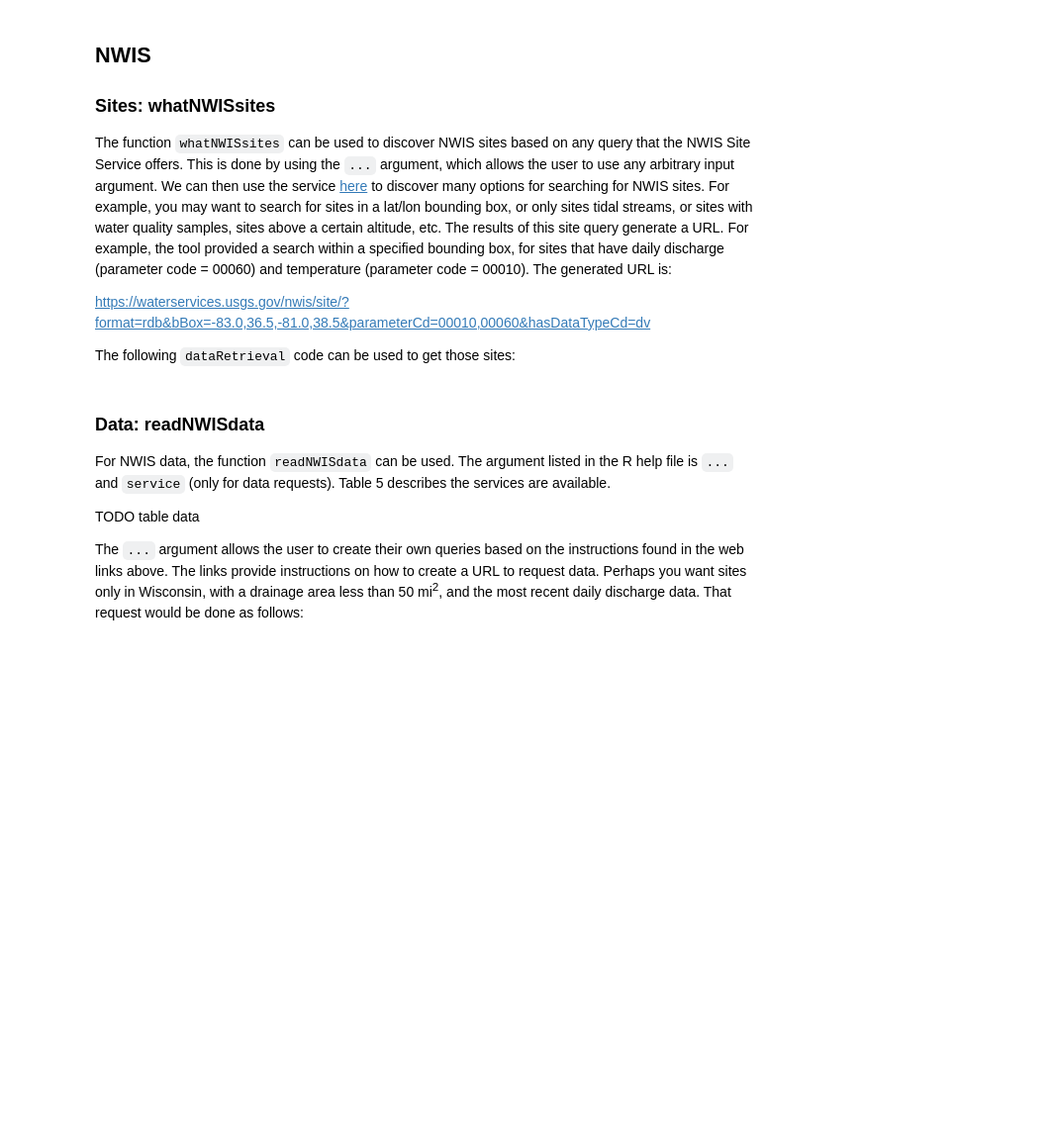
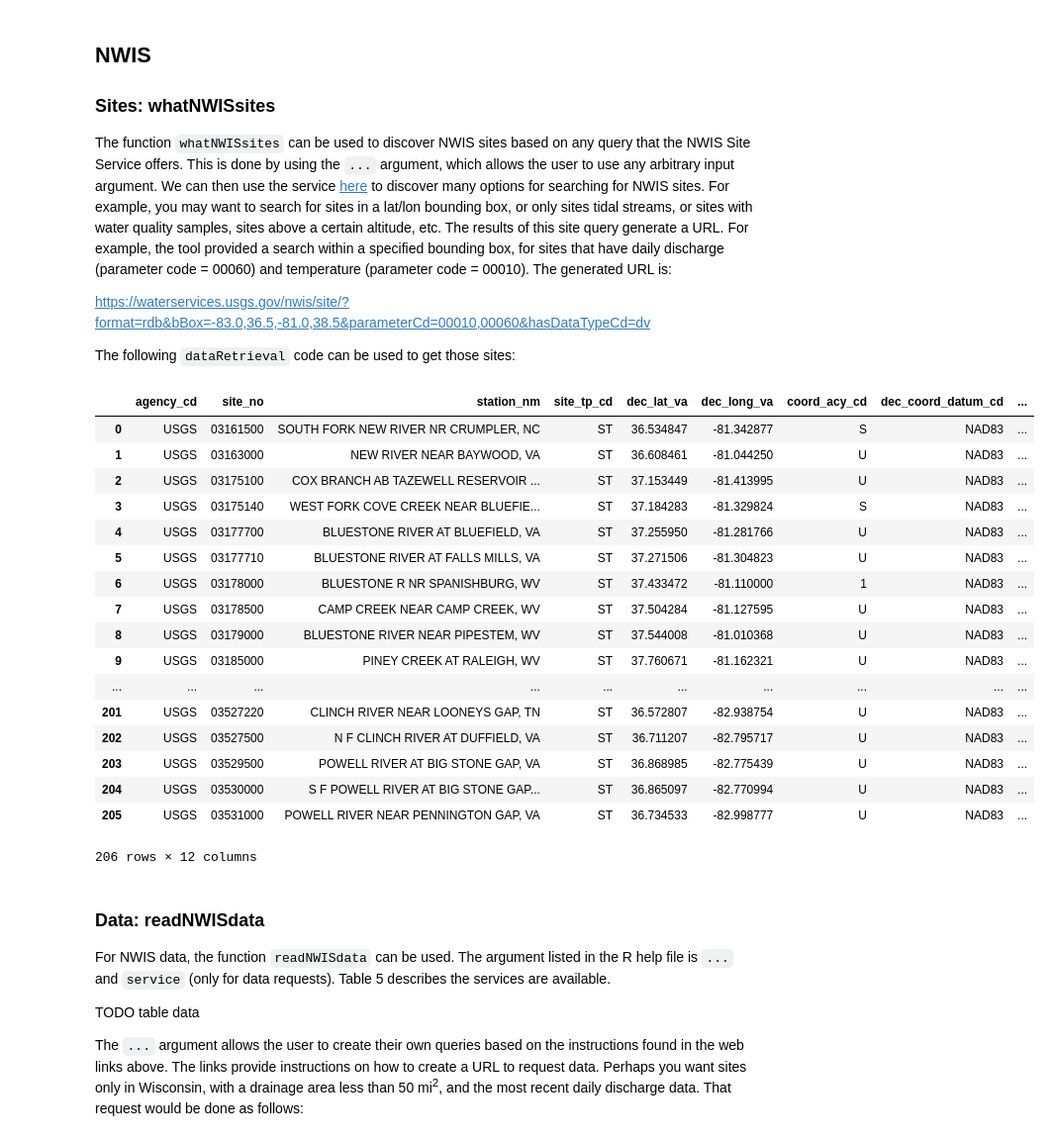
Before and after one commit to DOI-USGS/dataretrieval-python, a Jupyter notebook: demos/R Vignette for Python.ipynb, the cells around one changed output. Shown at 99% size. Cells and saved outputs as stored; diff of their text form; code cells hidden in the pictures; blank space fills up the shorter version.

Commit message:
fix/implement sites in nwis and wqp what sites query

```diff
--- a/demos/R Vignette for Python.ipynb
+++ b/demos/R Vignette for Python.ipynb
@@ -421,10 +421,34 @@ The following `dataRetrieval` code can be used to get those sites:
 # %%
 # TODO what sites not implemented
 '''
 sites <- whatNWISsites(bBox=c(-83.0,36.5,-81.0,38.5),
                       parameterCd=c("00010","00060"),
                       hasDataTypeCd="dv")
 '''
+from dataretrieval import nwis
+results = nwis.what_sites(bBox=[-83.0,36.5,-81.0,38.5],
+                         parameterCd=["00010","00060"],
+                         hasDataTypeCd="dv")
+results
+# %% [output]
+|  | agency_cd | site_no | station_nm | site_tp_cd | dec_lat_va | dec_long_va | coord_acy_cd | dec_coord_datum_cd | ... |
+| 0 | USGS | 03161500 | SOUTH FORK NEW RIVER NR CRUMPLER, NC | ST | 36.534847 | -81.342877 | S | NAD83 | ... |
+| 1 | USGS | 03163000 | NEW RIVER NEAR BAYWOOD, VA | ST | 36.608461 | -81.044250 | U | NAD83 | ... |
+| 2 | USGS | 03175100 | COX BRANCH AB TAZEWELL RESERVOIR ... | ST | 37.153449 | -81.413995 | U | NAD83 | ... |
+| 3 | USGS | 03175140 | WEST FORK COVE CREEK NEAR BLUEFIE... | ST | 37.184283 | -81.329824 | S | NAD83 | ... |
+| 4 | USGS | 03177700 | BLUESTONE RIVER AT BLUEFIELD, VA | ST | 37.255950 | -81.281766 | U | NAD83 | ... |
+| 5 | USGS | 03177710 | BLUESTONE RIVER AT FALLS MILLS, VA | ST | 37.271506 | -81.304823 | U | NAD83 | ... |
+| 6 | USGS | 03178000 | BLUESTONE R NR SPANISHBURG, WV | ST | 37.433472 | -81.110000 | 1 | NAD83 | ... |
+| 7 | USGS | 03178500 | CAMP CREEK NEAR CAMP CREEK, WV | ST | 37.504284 | -81.127595 | U | NAD83 | ... |
+| 8 | USGS | 03179000 | BLUESTONE RIVER NEAR PIPESTEM, WV | ST | 37.544008 | -81.010368 | U | NAD83 | ... |
+| 9 | USGS | 03185000 | PINEY CREEK AT RALEIGH, WV | ST | 37.760671 | -81.162321 | U | NAD83 | ... |
+| ... | ... | ... | ... | ... | ... | ... | ... | ... | ... |
+| 201 | USGS | 03527220 | CLINCH RIVER NEAR LOONEYS GAP, TN | ST | 36.572807 | -82.938754 | U | NAD83 | ... |
+| 202 | USGS | 03527500 | N F CLINCH RIVER AT DUFFIELD, VA | ST | 36.711207 | -82.795717 | U | NAD83 | ... |
+| 203 | USGS | 03529500 | POWELL RIVER AT BIG STONE GAP, VA | ST | 36.868985 | -82.775439 | U | NAD83 | ... |
+| 204 | USGS | 03530000 | S F POWELL RIVER AT BIG STONE GAP... | ST | 36.865097 | -82.770994 | U | NAD83 | ... |
+| 205 | USGS | 03531000 | POWELL RIVER NEAR PENNINGTON GAP, VA | ST | 36.734533 | -82.998777 | U | NAD83 | ... |
+206 rows × 12 columns
 # %% [markdown]
 ### Data: readNWISdata
 
```
Also changed, not shown: parts of 1 cell of this notebook, 7 other files.
